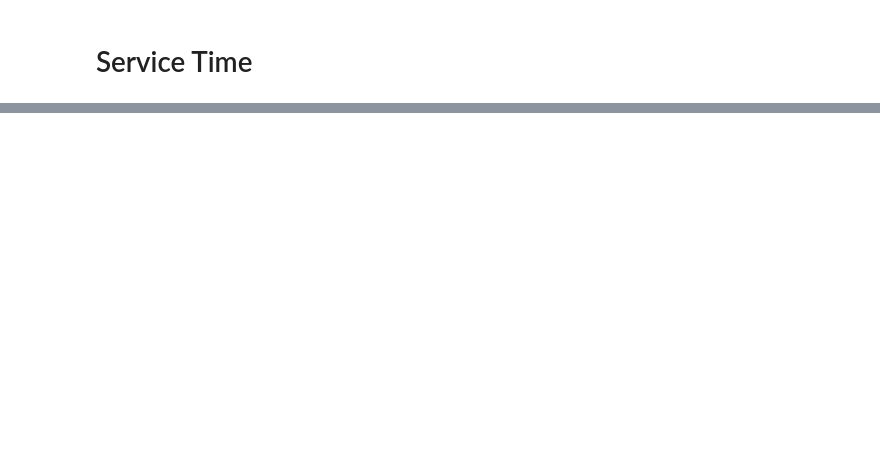
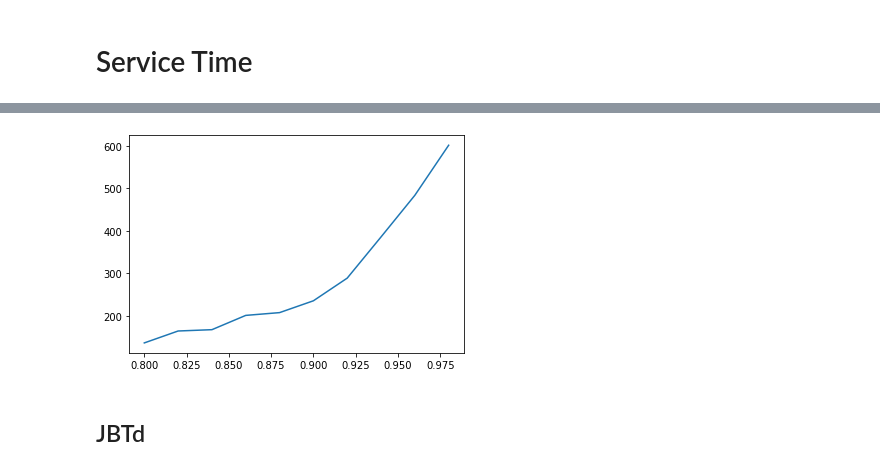
Before and after one commit to EmaGugli/NBD, a Jupyter notebook: NBD_hw2.ipynb, the cells around one changed output, grey strips where cells are left out. Cells and saved outputs as stored; diff of their text form; code cells hidden in the pictures; blank space fills up the shorter version.

```diff
--- a/NBD_hw2.ipynb
+++ b/NBD_hw2.ipynb
@@ -83,0 +92,35 @@ Xv
+# %%
+delay = defaultdict() # DICTIONARY TO PUT THE VALUE OF RHO AND THE ACCORDING AVERAGE DELAY
+for rho in np.arange(0.8, 1, 0.02): # THE RANGE FUNCTION DOESNT WORK FOR DECIMALS SO I HAD TO USE THAT
+    rho = round(rho,2) # HOWEVER THERE ARE SOME PROBLEMS BECAUSE
+    R3 = [] # initialize 0s, 1s to do Xv
+    alfa = 1/2
+    EX = rho*Nse*ET # calculate the ex according to rho
+    beta = EX/math.gamma(1+(1/alfa)) # beta accordinng to ex
+    Xv = []
+    for i in range(n):
+        R3.append(random.random())
+        Xv.append(max(1,min(100*EX,round(beta*(-math.log(R3[i]))**(1/alfa))))) # simulations of Xv
+
+        # and the nthe normal code
+
+    #total waiting time
+    wt = 0 # delay
+    Nse = 20  # number of servers
+    queue = defaultdict(int)
+    for i in range(1,Nse+1): # initialize the queues
+        queue[i] = 0
+    jc = 0 # job counter
+    while True:
+        if (jc == n ): # or all(value == 0 for value in queue.values())):
+            break # when the network is empty
+        #time += Tv[jc] # add the time that pass when there was not arrivals
+        for i in range(1,Nse+1):
+            queue[i] -= Tv[jc]
+            if (queue[i] < 0):
+                queue[i] = 0
+        sn = POD(queue)
+        queue[sn] += Xv[jc]
+        wt += queue[sn]
+        jc += 1
+    delay[rho] = wt/jc
@@ -84 +141,14 @@ Xv
+# %%
+import matplotlib.pylab as plt
+
+lists = sorted(delay.items()) # sorted by key, return a list of tuples
+
+x, y = zip(*lists) # unpack a list of pairs into two tuples
+
+plt.plot(x, y)
+plt.show()
+# %% [output]
+[figure, added]
+# %% [markdown]
+## JBTd
 # %%
```
Also changed, not shown: parts of 10 cells of this notebook.
